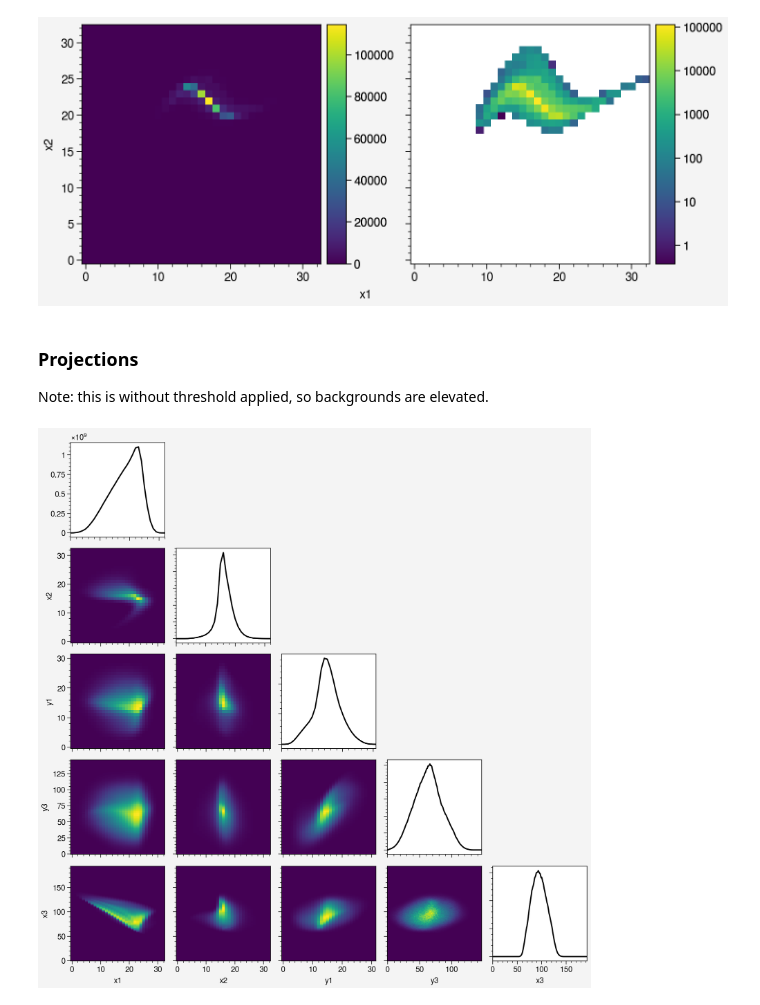
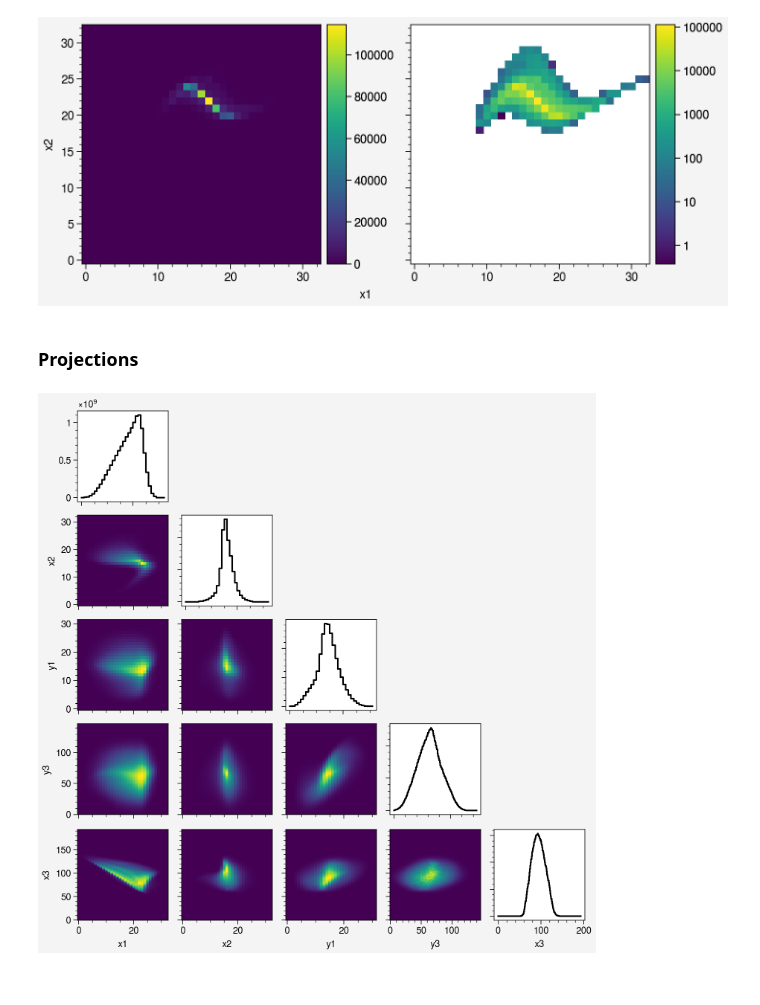
Before and after one commit to austin-hoover/analysis-sns-btf, a Jupyter notebook: scan3d/scan-xxpy-image-ypdE/scan-xxpy-image-ypdE_step1.ipynb, the cells around one changed output. Saved outputs shown, nothing was run; the diff lists cells and outputs as text; code cells hidden in the pictures.

Commit message:
Everything through step 2b is working.

```diff
--- a/scan3d/scan-xxpy-image-ypdE/scan-xxpy-image-ypdE_step1.ipynb
+++ b/scan3d/scan-xxpy-image-ypdE/scan-xxpy-image-ypdE_step1.ipynb
@@ -641,31 +646,10 @@ for axes in axes_slice:
 [figure]
 # %% [markdown]
 ### Projections
-
-Note: this is without threshold applied, so backgrounds are elevated.
-# %%
-fig, axes = pplt.subplots(nrows=5, ncols=5, figwidth=9.0, sharex=1, sharey=1,
-                          spanx=False, spany=False)
-for i in range(5):
-    for j in range(5):
-        ax = axes[i, j]
-        if j > i:
-            ax.axis('off')
-        elif i == j:
-            ax.plot(utils.project(a5d, j), color='black')
-        else:
-            proj = utils.project(a5d, (j, i))
-            ax.pcolormesh(proj.T, ec='None')  # Need to check this. Might be flipped?
-for ax, label in zip(axes[-1, :], labels):
-    ax.format(xlabel=label)
-for ax, label in zip(axes[1:, 0], labels[1:]):
-    ax.format(ylabel=label)
-for i in range(5):
-    axes[:-1, i].format(xticklabels=[])
-    if i > 0:
-        axes[i, 1:].format(yticklabels=[])
-plt.savefig('_output/corner_raw.png')
-# %% [output]
-[figure, removed]
+# %%
+axes = mplt.corner(a5d, labels=labels, diag_kind='step')
+plt.savefig('_output/corner_raw.png')
+# %% [output]
+[figure, added]
 # %%
 del a5d
```
Also changed, not shown: parts of 3 cells of this notebook, 4 other files.
